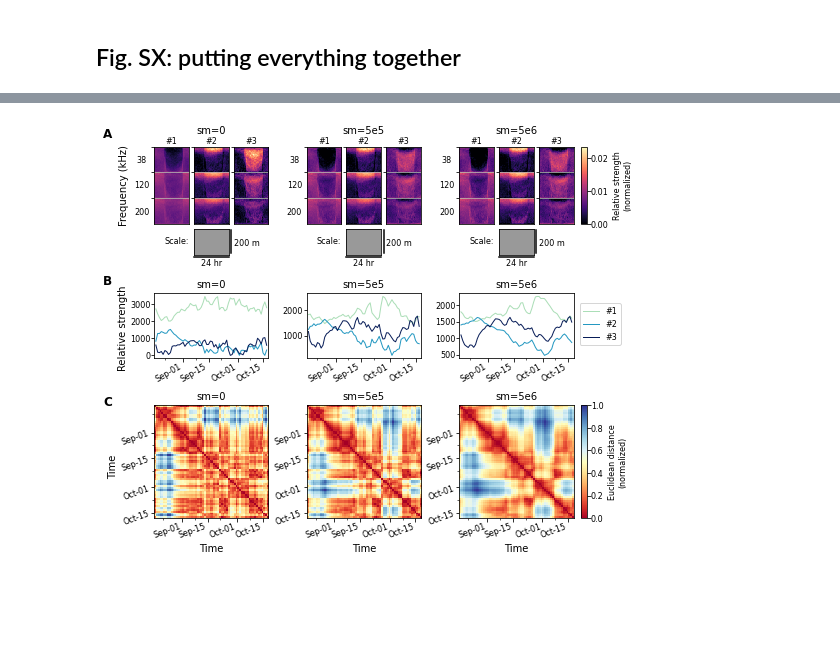
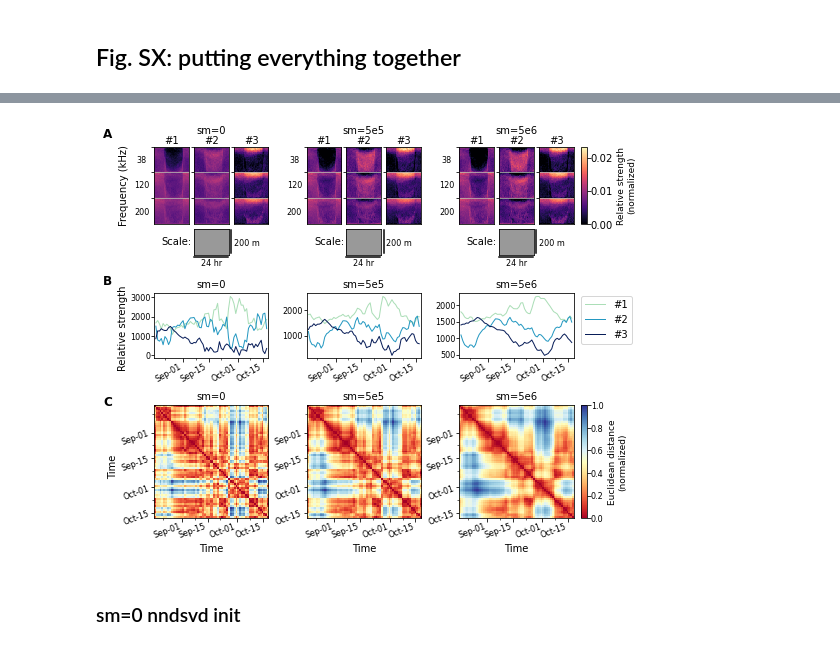
Before and after one commit to leewujung/ooi-echo-matrix-decomposition, a Jupyter notebook: notebooks/fig_si_sm_effects.ipynb, the cells around one changed output, grey strips where cells are left out. Saved outputs shown, nothing was run; the diff lists cells and outputs as text; code cells hidden in the pictures; blank space fills up the shorter version.

```diff
--- a/notebooks/fig_si_sm_effects.ipynb
+++ b/notebooks/fig_si_sm_effects.ipynb
@@ -269,13 +399,13 @@ x_lims = mdates.date2num([date1, date2])
 y_lims = mdates.date2num([date1, date2])
 # %%
 # Find common vmax and vmin
-W_vmax = np.hstack((W_divW_0, W_divW_5e5, W_divW_5e6)).max()
-W_vmin = np.hstack((W_divW_0, W_divW_5e5, W_divW_5e6)).min()
+W_vmax = np.hstack((W_divW_0_nndsvd, W_divW_0, W_divW_5e5, W_divW_5e6)).max()
+W_vmin = np.hstack((W_divW_0_nndsvd, W_divW_0, W_divW_5e5, W_divW_5e6)).min()
 # %%
 title_size = 14
 panel_label_size = 14
 tick_label_size = 8
-ylabel_size = 8
+ylabel_size = 9
 pad_size = 0
 # %%
 def plot_pattern_sm(gs, WW, vlim):
@@ -294,7 +424,7 @@ def plot_activation_sm(axx, H_name):
     axx.xaxis.set_major_formatter(mdates.DateFormatter('%b-%d'))
     axx.xaxis.set_minor_locator(mdates.AutoDateLocator())
     axx.set_xlim([datetime.date(2015,8,16), datetime.date(2015,10,18)])
-    axx.tick_params(labelsize=tick_ls, pad=pad_size)
+    axx.tick_params(labelsize=tick_label_size, pad=pad_size)
 # %%
 def plot_distance_mtx_on_ax(axx, DD, colormap='RdYlBu'):
     im = axx.imshow(squareform(DD),
@@ -343,7 +473,7 @@ def plot_daily_echogram_pattern_scale(ax_ex):
 
     trans = ax_ex.transAxes
     # add a line for horizontal scale
-    ax_ex.plot([-0.00,1.00],[-0.1,-0.1],
+    ax_ex.plot([-0.00,0.98],[-0.1,-0.1],
                 color='k', lw=1.5, transform=trans, clip_on=False)
     ax_ex.annotate('24 hr', xy=(0.2,-0.5), xycoords=trans,
                     ha='left', va='bottom', fontsize=axis_ls)
@@ -431,11 +563,11 @@ fig.text(x=-0.01, y=0.91, s='Frequency (kHz)', transform=fig.transFigure,  # pos
 
 # Activation
 ax_activation_sm0 = fig.add_subplot(gs_mid[0])
-plot_activation_sm(ax_activation_sm0, 'H_tsNMF_sm0')
+plot_activation_sm(ax_activation_sm0, 'H_tsNMF_sm0_rand')
 ax_activation_sm5e5 = fig.add_subplot(gs_mid[1])
-plot_activation_sm(ax_activation_sm5e5, 'H_tsNMF_sm5e5')
+plot_activation_sm(ax_activation_sm5e5, 'H_tsNMF_sm5e5_rand')
 ax_activation_sm5e6 = fig.add_subplot(gs_mid[2])
-plot_activation_sm(ax_activation_sm5e6, 'H_tsNMF_sm5e6')
+plot_activation_sm(ax_activation_sm5e6, 'H_tsNMF_sm5e6_rand')
 for axx, tstr in zip([ax_activation_sm0, ax_activation_sm5e5, ax_activation_sm5e6],
                      ['sm=0', 'sm=5e5', 'sm=5e6']):
     axx.set_title(tstr, fontsize=title_ls)
@@ -469,31 +601,33 @@ fig.text(x=-0.03, y=0.26, s='Time', transform=fig.transFigure,
 # Adjust axis sizes
 adjust_axis_sizes()
 
 # Plot distance matrix colorbar
 pos_ref = ax_pattern_sm5e6[-1].get_position()
 pos_curr = ax_distance_sm5e6.get_position()
 pos = [pos_ref.x0+pos_ref.width+0.015, pos_curr.y0, 0.012, pos_curr.height]
 plot_distance_mtx_colorbar(im, pos)
 
 # Add example axis for daily echogram patterns
 gs_top_L = fig.add_gridspec(1,3, bottom=0.82, top=1.0, left=0.05,  right=0.275, wspace=0.15)
 gs_top_M = fig.add_gridspec(1,3, bottom=0.82, top=1.0, left=0.35,  right=0.575, wspace=0.15)
 gs_top_R = fig.add_gridspec(1,3, bottom=0.82, top=1.0, left=0.65,  right=0.875, wspace=0.15)
 
 for L,R,ax_ref in zip([0.05,  0.35,  0.65],
                       [0.275, 0.575, 0.875],
                       [ax_pattern_sm0, ax_pattern_sm5e5, ax_pattern_sm5e6]):
     gs_ex = fig.add_gridspec(1,3, bottom=0.75, top=0.85, left=L, right=R)
     ax_ex = fig.add_subplot(gs_ex[1])
     pos_ex = ax_ex.get_position()
     pos_pat_M = ax_ref[1].get_position()   # echogram ref axis
     ax_ex.set_position([pos_pat_M.x0, pos_ex.y0, pos_pat_M.width, pos_pat_M.height/3])
     plot_daily_echogram_pattern_scale(ax_ex)
 
 # Save figure
 fig.savefig(os.path.join('../figs', 'fig_si_sm_effects.png'),
             dpi=150, bbox_inches = 'tight', pad_inches = 0.05)
 
 plt.show()
 # %% [output]
-[figure, old version]
+[figure, new version]
+# %% [markdown]
+### sm=0 nndsvd init
```
Also changed, not shown: parts of 46 cells of this notebook, 1 other file.
